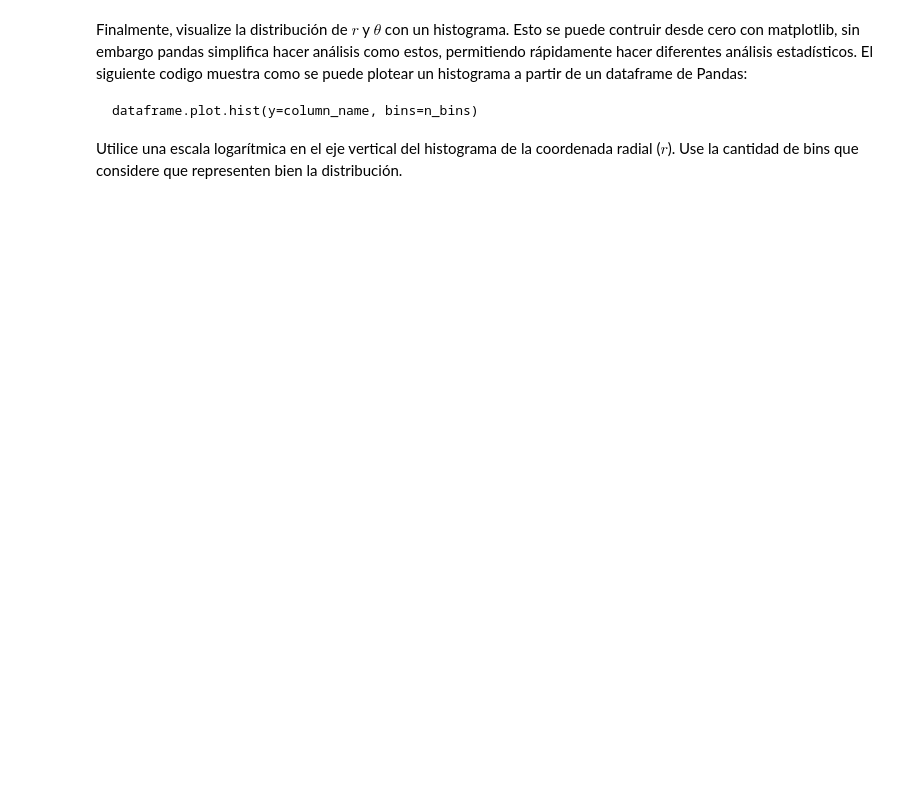
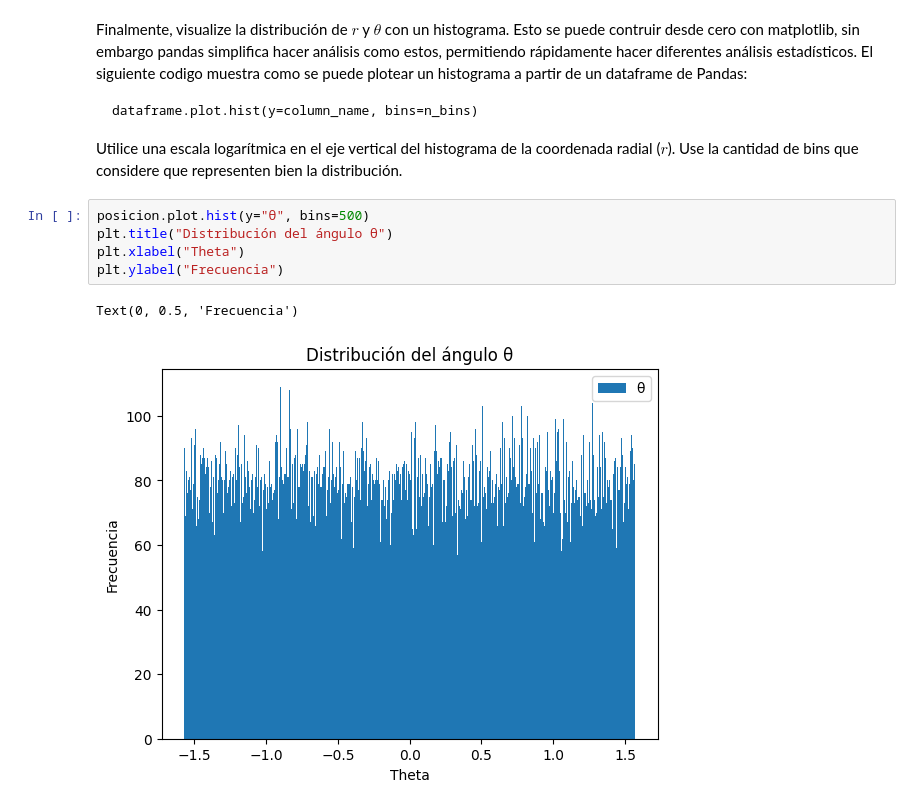
Before and after one commit to Cristobal-Gomez/Tarea-1, a Jupyter notebook: Tarea_1.ipynb, the cells around one changed output. Drawn from its saved outputs; the diff is of its cells as text; blank space fills up the shorter version.

````diff
--- a/Tarea_1.ipynb
+++ b/Tarea_1.ipynb
@@ -565,5 +563,13 @@ dataframe.plot.hist(y=column_name, bins=n_bins)
 ```
 
 Utilice una escala logarítmica en el eje vertical del histograma de la coordenada radial ($r$). Use la cantidad de bins que considere que representen bien la distribución.
+# %%
+posicion.plot.hist(y="θ", bins=500)
+plt.title("Distribución del ángulo θ")
+plt.xlabel("Theta")
+plt.ylabel("Frecuencia")
+# %% [output]
+Text(0, 0.5, 'Frecuencia')
+[figure, added]
 # %%
 posicion.plot.hist(y="r", bins=100, logy=True)
````
Also changed, not shown: parts of 3 cells of this notebook.
